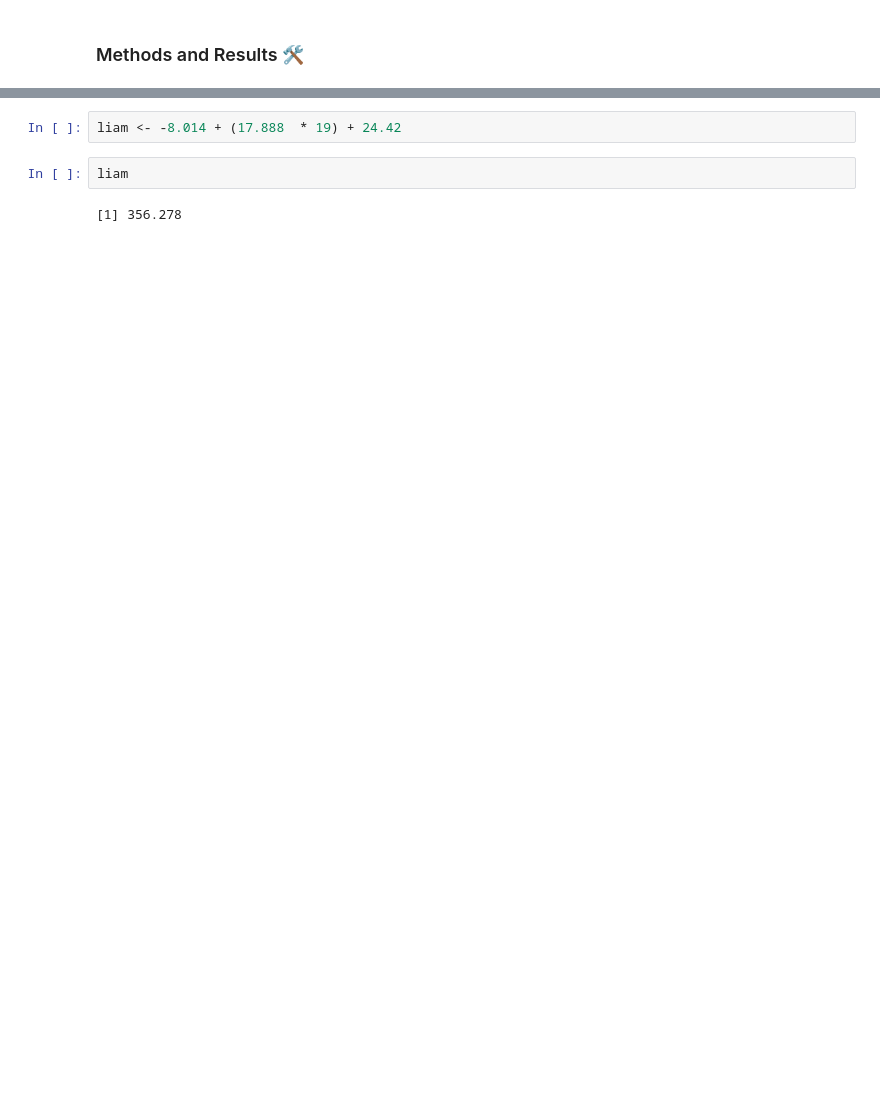
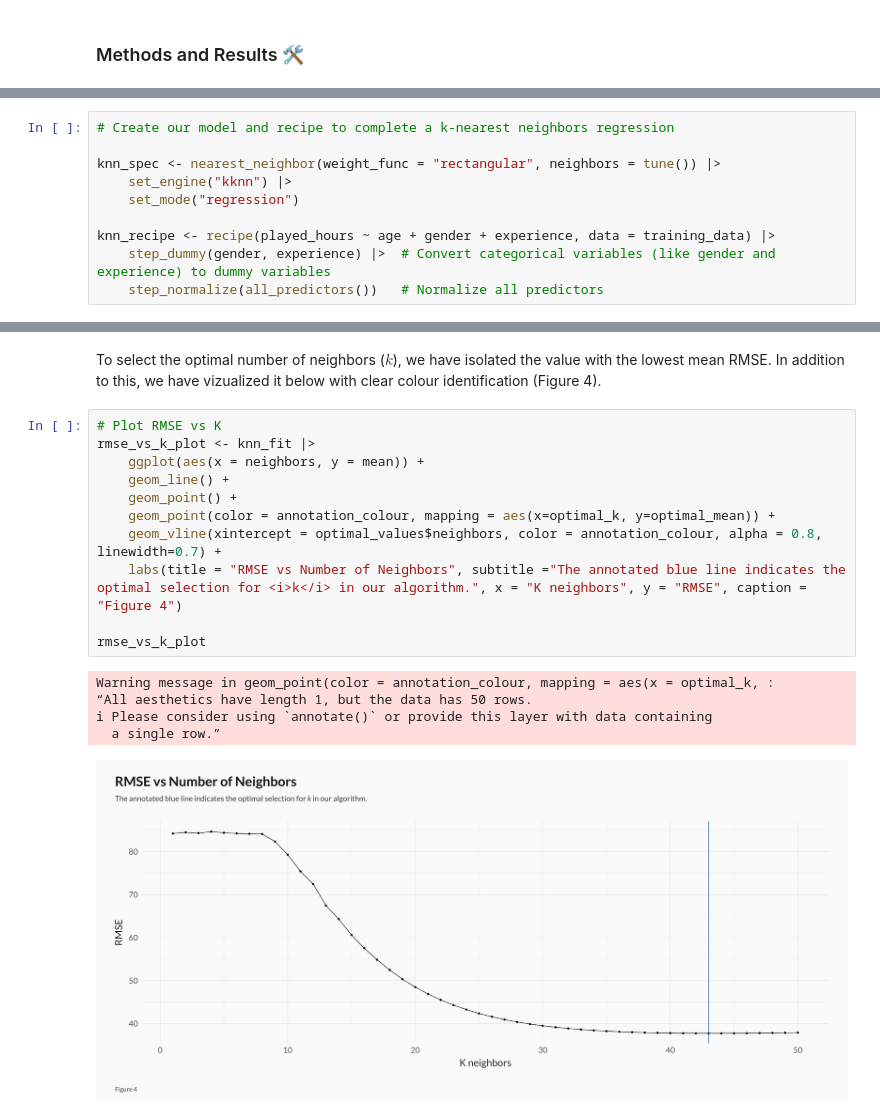
Before and after one commit to liammurray123/DSCI-100-Final-Project, a Jupyter notebook: Analysis.ipynb, the cells around one changed output, grey strips where cells are left out. Drawn from its saved outputs; the diff is of its cells as text; blank space fills up the shorter version.

```diff
--- a/Analysis.ipynb
+++ b/Analysis.ipynb
@@ -440 +457,11 @@ library(tidymodels)
+# %%
+# Create our model and recipe to complete a k-nearest neighbors regression
+
+knn_spec <- nearest_neighbor(weight_func = "rectangular", neighbors = tune()) |>
+    set_engine("kknn") |>
+    set_mode("regression")
+
+knn_recipe <- recipe(played_hours ~ age + gender + experience, data = training_data) |>
+    step_dummy(gender, experience) |>  # Convert categorical variables (like gender and experience) to dummy variables
+    step_normalize(all_predictors())   # Normalize all predictors
 # %%
@@ -567,6 +498,19 @@ A tibble: 3 × 3
-# %%
-liam <- -8.014 + (17.888  * 19) + 24.42
-# %%
-liam
-# %% [output]
-[1] 356.278
+# %% [markdown]
+To select the optimal number of neighbors ($k$), we have isolated the value with the lowest mean RMSE. In addition to this, we have vizualized it below with clear colour identification (Figure 4).
+# %%
+# Plot RMSE vs K
+rmse_vs_k_plot <- knn_fit |>
+    ggplot(aes(x = neighbors, y = mean)) +
+    geom_line() +
+    geom_point() +
+    geom_point(color = annotation_colour, mapping = aes(x=optimal_k, y=optimal_mean)) +
+    geom_vline(xintercept = optimal_values$neighbors, color = annotation_colour, alpha = 0.8, linewidth=0.7) +
+    labs(title = "RMSE vs Number of Neighbors", subtitle ="The annotated blue line indicates the optimal selection for <i>k</i> in our algorithm.", x = "K neighbors", y = "RMSE", caption = "Figure 4")
+
+rmse_vs_k_plot
+# %% [output]
+Warning message in geom_point(color = annotation_colour, mapping = aes(x = optimal_k, :
+“All aesthetics have length 1, but the data has 50 rows.
+ℹ Please consider using `annotate()` or provide this layer with data containing
+  a single row.”
+[figure, added]
```
Also changed, not shown: parts of 30 cells of this notebook, 1 other file.
